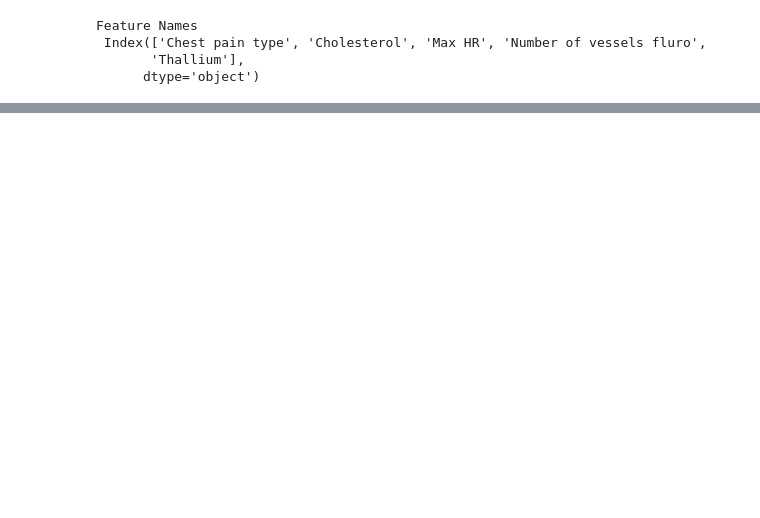
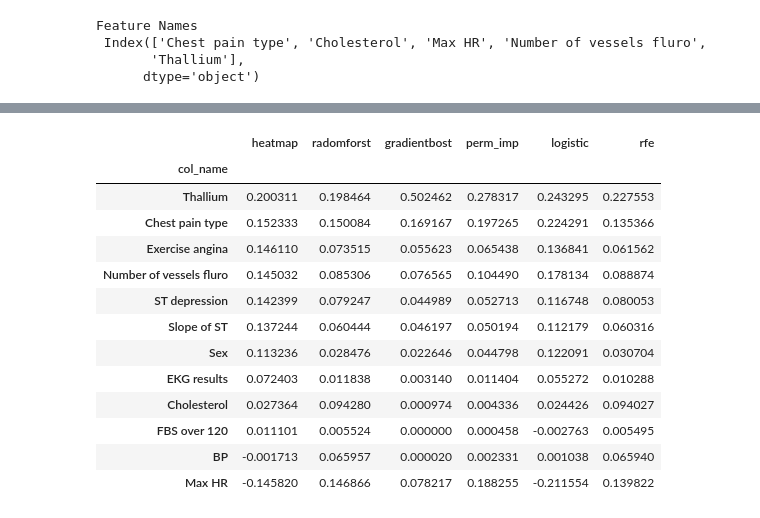
Before and after one commit to karansingh-chauhan/heart-desires-check, a Jupyter notebook: prepossing.ipynb, the cells around one changed output, grey strips where cells are left out. Cells and saved outputs as stored; diff of their text form; code cells hidden in the pictures; blank space fills up the shorter version.

```diff
--- a/prepossing.ipynb
+++ b/prepossing.ipynb
@@ -230,0 +250,17 @@ Feature Names
+# %%
+total_fi.divide(total_fi.sum(axis=0),axis=1)
+# %% [output]
+|  | heatmap | radomforst | gradientbost | perm_imp | logistic | rfe |
+| col_name |  |  |  |  |  |  |
+| Thallium | 0.200311 | 0.198464 | 0.502462 | 0.278317 | 0.243295 | 0.227553 |
+| Chest pain type | 0.152333 | 0.150084 | 0.169167 | 0.197265 | 0.224291 | 0.135366 |
+| Exercise angina | 0.146110 | 0.073515 | 0.055623 | 0.065438 | 0.136841 | 0.061562 |
+| Number of vessels fluro | 0.145032 | 0.085306 | 0.076565 | 0.104490 | 0.178134 | 0.088874 |
+| ST depression | 0.142399 | 0.079247 | 0.044989 | 0.052713 | 0.116748 | 0.080053 |
+| Slope of ST | 0.137244 | 0.060444 | 0.046197 | 0.050194 | 0.112179 | 0.060316 |
+| Sex | 0.113236 | 0.028476 | 0.022646 | 0.044798 | 0.122091 | 0.030704 |
+| EKG results | 0.072403 | 0.011838 | 0.003140 | 0.011404 | 0.055272 | 0.010288 |
+| Cholesterol | 0.027364 | 0.094280 | 0.000974 | 0.004336 | 0.024426 | 0.094027 |
+| FBS over 120 | 0.011101 | 0.005524 | 0.000000 | 0.000458 | -0.002763 | 0.005495 |
+| BP | -0.001713 | 0.065957 | 0.000020 | 0.002331 | 0.001038 | 0.065940 |
+| Max HR | -0.145820 | 0.146866 | 0.078217 | 0.188255 | -0.211554 | 0.139822 |
```
Also changed, not shown: parts of 8 cells of this notebook.
